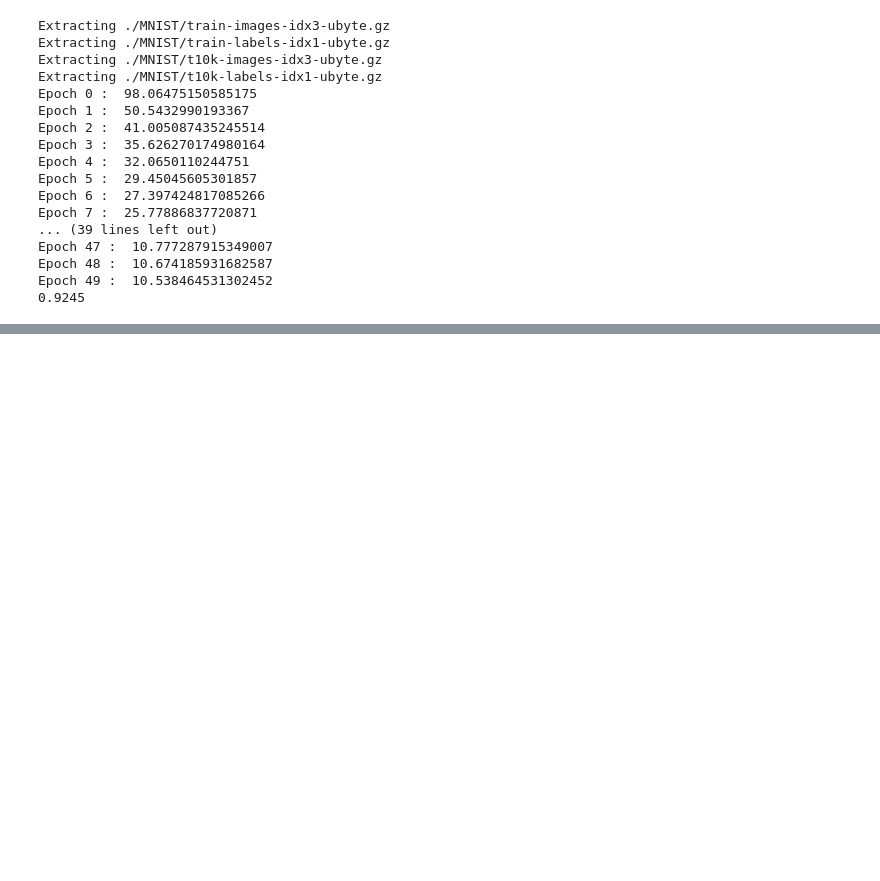
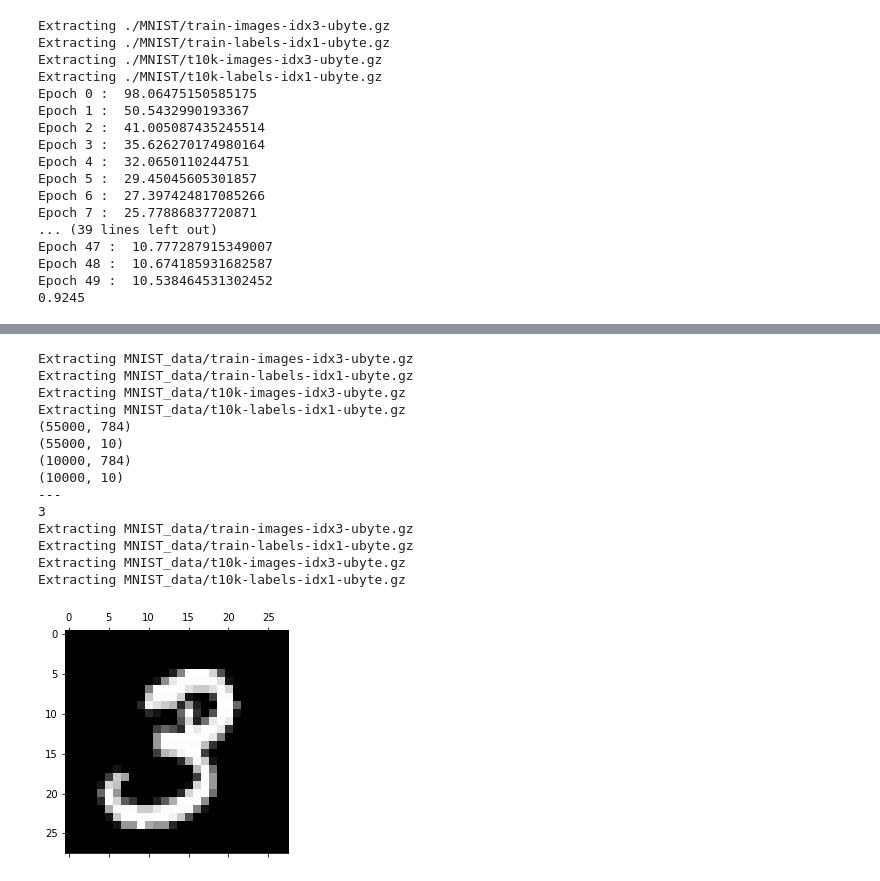
Before and after one commit to purmonth/Python, a Jupyter notebook: Untitled2.ipynb, the cells around one changed output, grey strips where cells are left out. Drawn from its saved outputs; the diff is of its cells as text; code cells hidden in the pictures; blank space fills up the shorter version.

```diff
--- a/Untitled2.ipynb
+++ b/Untitled2.ipynb
@@ -250,0 +303,52 @@ Epoch 49 :  10.538464531302452
+# %%
+from tensorflow.examples.tutorials.mnist import input_data
+import numpy as np
+import matplotlib.pyplot as plt
+
+
+# 讀入 MNIST
+mnist = input_data.read_data_sets("MNIST_data/", one_hot = True)
+x_train = mnist.train.images
+y_train = mnist.train.labels
+x_test = mnist.test.images
+y_test = mnist.test.labels
+
+# 檢視結構
+print(x_train.shape)
+print(y_train.shape)
+print(x_test.shape)
+print(y_test.shape)
+print("---")
+
+# 檢視一個觀測值
+#print(x_train[1, :])
+print(np.argmax(y_train[1, :])) # 第一張訓練圖片的真實答案
+
+
+
+%matplotlib inline
+
+# 讀入 MNIST
+mnist = input_data.read_data_sets("MNIST_data/", one_hot = True)
+x_train = mnist.train.images
+
+# 印出來看看
+first_train_img = np.reshape(x_train[1, :], (28, 28))
+plt.matshow(first_train_img, cmap = plt.get_cmap('gray'))
+plt.show()
+# %% [output]
+Extracting MNIST_data/train-images-idx3-ubyte.gz
+Extracting MNIST_data/train-labels-idx1-ubyte.gz
+Extracting MNIST_data/t10k-images-idx3-ubyte.gz
+Extracting MNIST_data/t10k-labels-idx1-ubyte.gz
+(55000, 784)
+(55000, 10)
+(10000, 784)
+(10000, 10)
+---
+3
+Extracting MNIST_data/train-images-idx3-ubyte.gz
+Extracting MNIST_data/train-labels-idx1-ubyte.gz
+Extracting MNIST_data/t10k-images-idx3-ubyte.gz
+Extracting MNIST_data/t10k-labels-idx1-ubyte.gz
+[figure, added]
```
Also changed, not shown: parts of 2 cells of this notebook, 7 other files.
